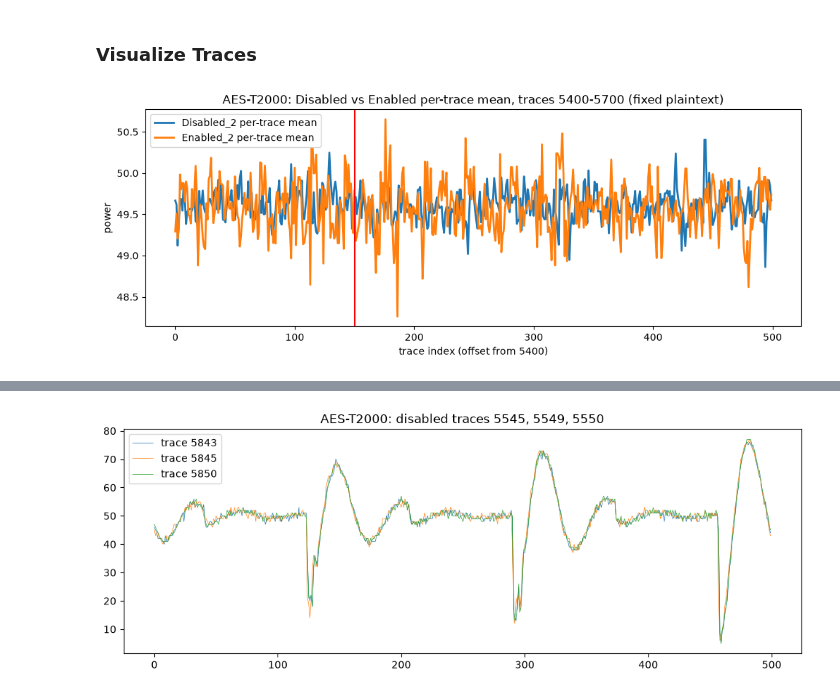
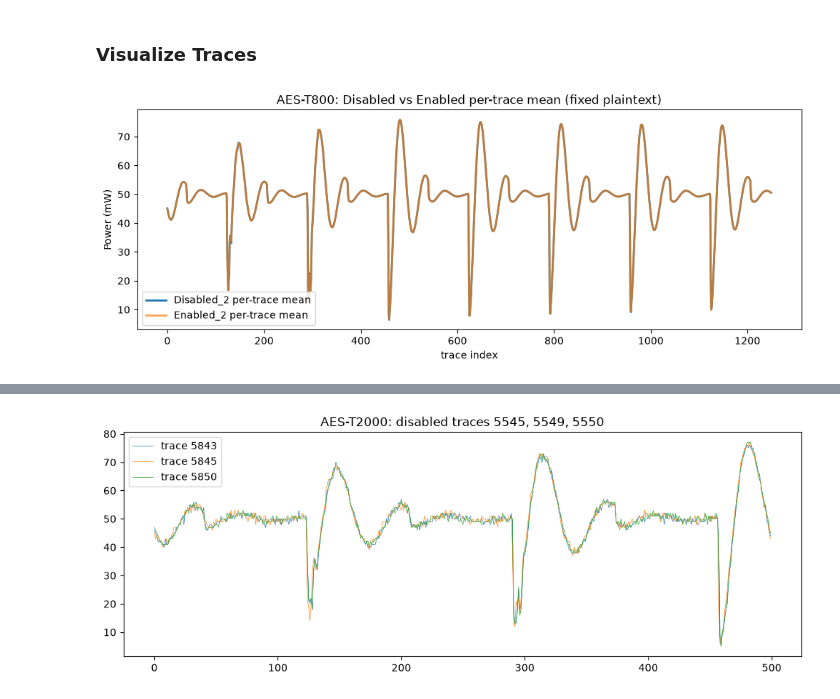
Before and after one commit to ericnmt/ekjohnson.github.io, a Jupyter notebook: notebooks/HT_ML_PyOD_Benchmark_Pipeline_MAIN.ipynb, the cells around one changed output, grey strips where cells are left out. Cells and saved outputs as stored; diff of their text form; code cells hidden in the pictures.

Commit message:
ADD: Initial data prep plots.

```diff
--- a/notebooks/HT_ML_PyOD_Benchmark_Pipeline_MAIN.ipynb
+++ b/notebooks/HT_ML_PyOD_Benchmark_Pipeline_MAIN.ipynb
@@ -106,15 +106,15 @@ print(disabled.shape, anomalous.shape)
 # %%
 # Per-trace mean (averaged over the 2500 samples), plotted against trace index
 plt.figure(figsize=(12,4))
-plt.plot(disabled.mean(axis=1)[:500], label=f"Disabled_{PLAINTEXT} per-trace mean", linewidth=2)
-plt.plot(anomalous.mean(axis=1)[:500], label=f"{ANOMALY}_{PLAINTEXT} per-trace mean", linewidth=2)
+plt.plot(disabled.mean(axis=0)[:1250], label=f"Disabled_{PLAINTEXT} per-trace mean", linewidth=2)
+plt.plot(anomalous.mean(axis=0)[:1250], label=f"{ANOMALY}_{PLAINTEXT} per-trace mean", linewidth=2, linestyle='-', alpha=0.7)
 plt.legend()
-plt.title(f"{BENCHMARK}: Disabled vs {ANOMALY} per-trace mean, traces 5400-5700 ({PT_LABEL})")
-plt.xlabel("trace index (offset from 5400)")
-plt.axvline(x=150, color="red")
-plt.ylabel("power")
-#plt.savefig(f"{DATA_PREP_FIGS}02_mean_comparison.png", dpi=120, bbox_inches="tight")
+plt.title(f"{BENCHMARK}: Disabled vs {ANOMALY} per-trace mean ({PT_LABEL})")
+plt.xlabel("trace index")
+#plt.axvline(x=150, color="red")
+plt.ylabel("Power (mW)")
+#plt.savefig(f"data/data_prep_figs/02_mean_comparison.png", dpi=120, bbox_inches="tight")
 plt.show()
 plt.close()
 # %% [output]
-[figure, old version]
+[figure, new version]
```
Also changed, not shown: parts of 4 cells of this notebook.
